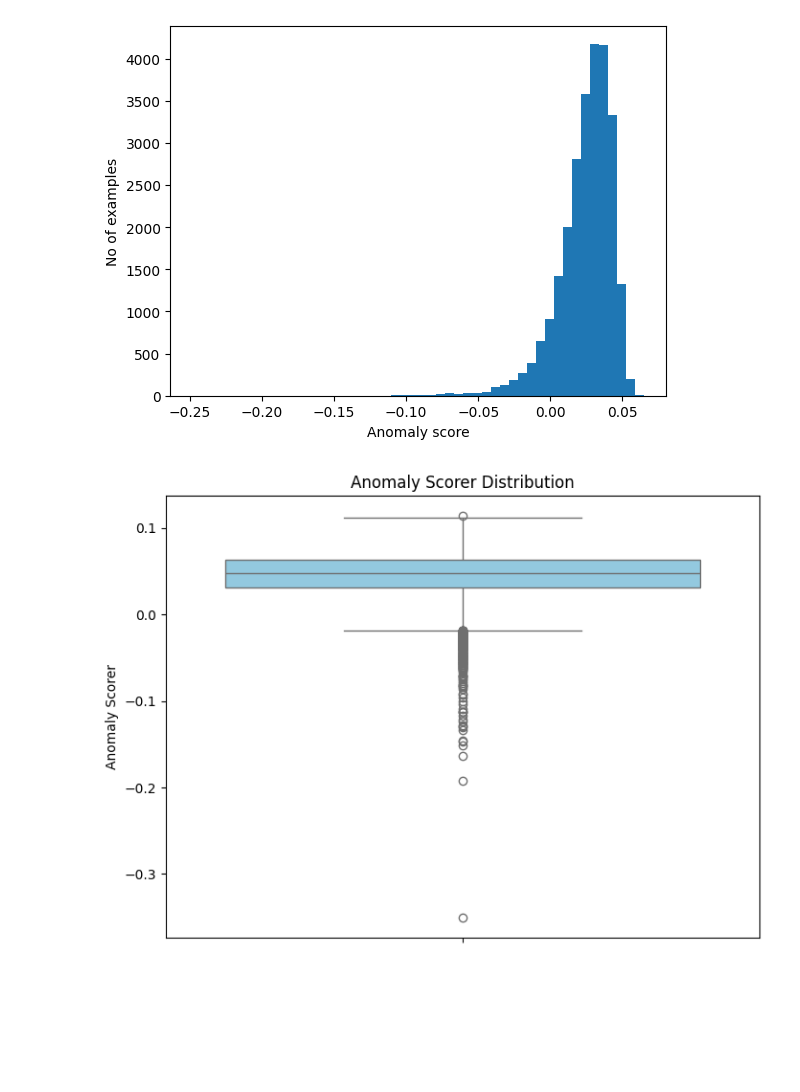
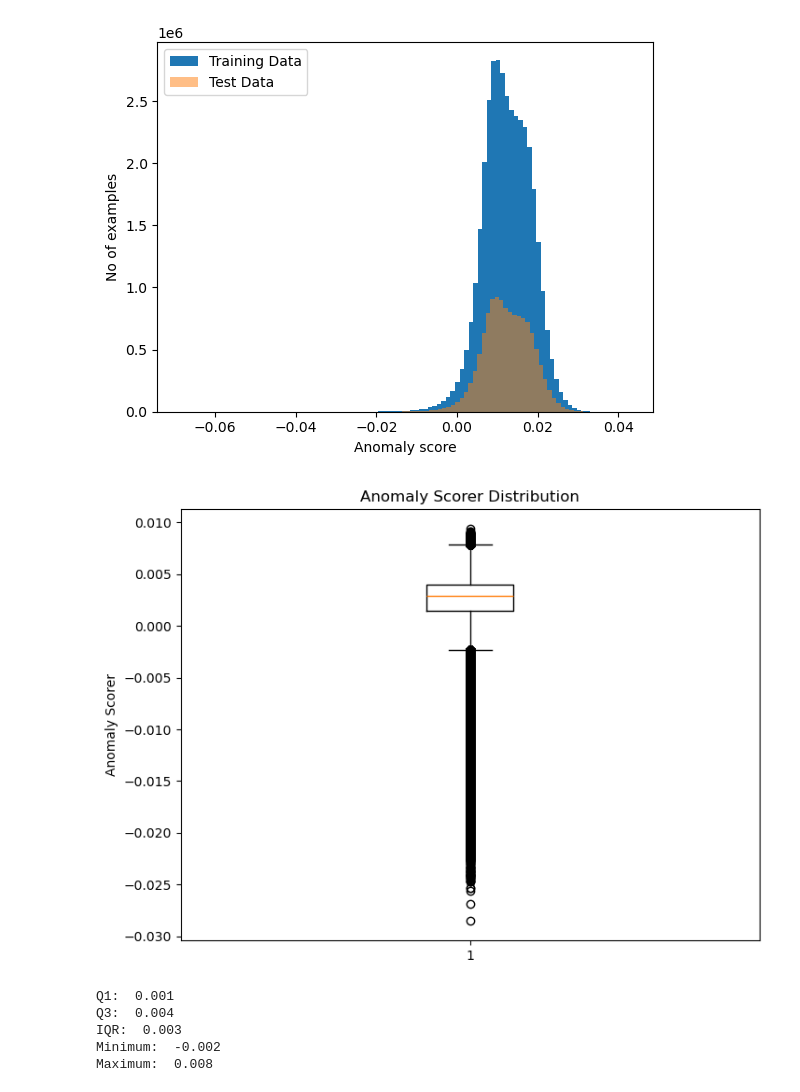
Before and after one commit to HeadBangZ/MasterThesis, a Jupyter notebook: quickdraw/svm/svm.ipynb, the cells around one changed output. Drawn from its saved outputs; the diff is of its cells as text; code cells hidden in the pictures; blank space fills up the shorter version.

```diff
--- a/quickdraw/svm/svm.ipynb
+++ b/quickdraw/svm/svm.ipynb
@@ -49,15 +99,20 @@ train_data_generator = utility.data_generator(train_data)
 
 for batch in train_data_generator:
     model.fit(batch)
-# %%
-scores = model.decision_function(train_data)
-
-plt.hist(scores[:], bins=50)
-plt.xlabel("Anomaly score")
-plt.ylabel("No of examples")
-plt.show()
-# %% [output]
-[figure, removed]
+# %%
+# Get anomaly scores for training and test data
+scores_train = utility.scores_generator(model, train_data, batch_size=2048)
+scores_test = utility.scores_generator(model, test_data, batch_size=2048)
+# %%
+# Plot histograms of anomaly scores for training and test data
+plt.hist(scores_train, bins=100, label='Training Data')
+plt.hist(scores_test, bins=100, alpha=0.5, label='Test Data')
+plt.xlabel("Anomaly score")
+plt.ylabel("No of examples")
+plt.legend()
+plt.show()
+# %% [output]
+[figure, added]
 # %%
 # predict
 preds = []
@@ -77,6 +132,14 @@ anomaly_scores = model.decision_function(test_data)
 # %%
-utility.boxplot_plot("Anomaly Scorer", anomaly_scores)
+q1, q3, iqr, minimum, maximum = utility.boxplot_plot("Anomaly Scorer", anomaly_scores)
 # %% [output]
-[figure, old version]
+[figure, new version]
+# %%
+utility.print_boxplot(q1, q3, iqr, minimum, maximum)
+# %% [output]
+Q1:  0.001
+Q3:  0.004
+IQR:  0.003
+Minimum:  -0.002
+Maximum:  0.008
 # %%
 # Set a threshold for classifying anomalies
```
Also changed, not shown: parts of 22 cells of this notebook, 37 other files.
